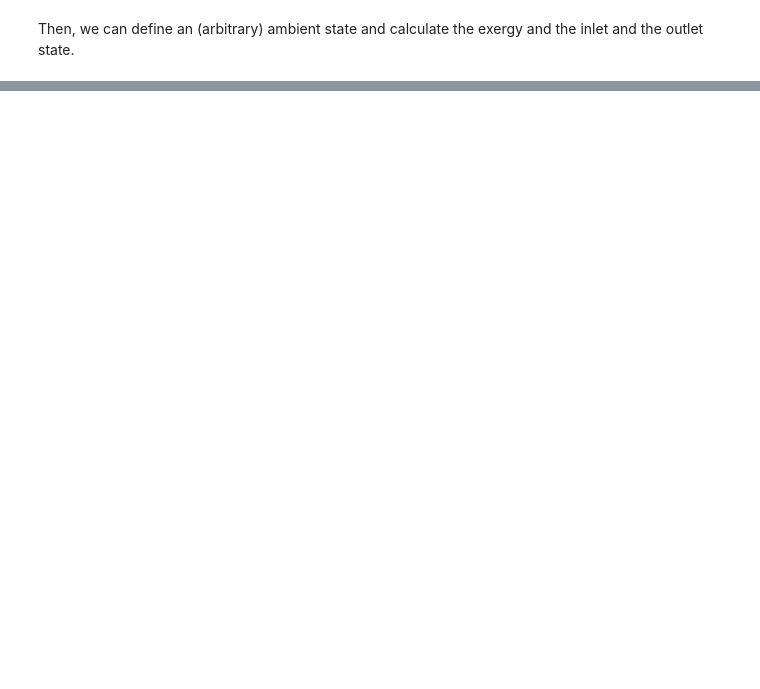
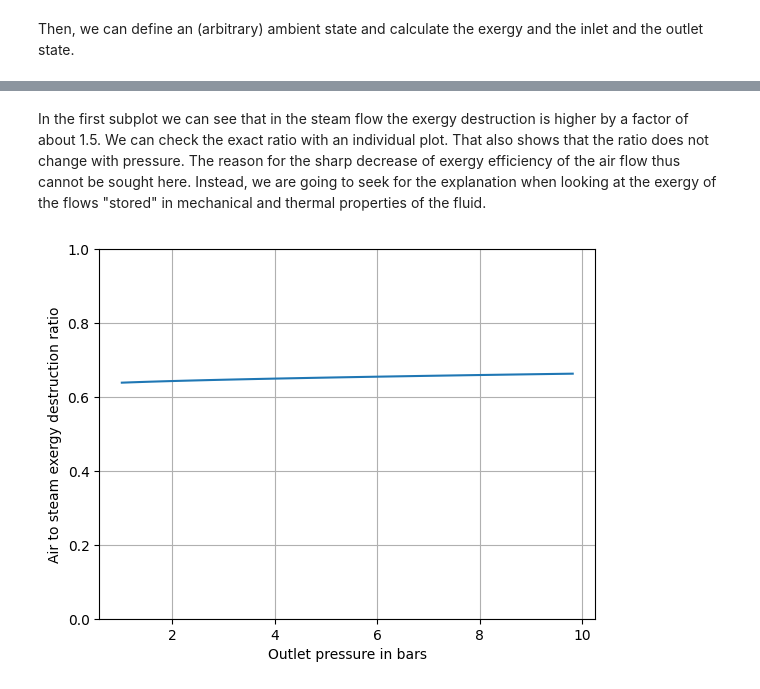
Before and after one commit to fwitte/TESPy_teaching_exergy, a Jupyter notebook: book/single-components/adiabatic-pipe-flow.ipynb, the cells around one changed output, grey strips where cells are left out. Drawn from its saved outputs; the diff is of its cells as text; code cells hidden in the pictures; blank space fills up the shorter version.

```diff
--- a/book/single-components/adiabatic-pipe-flow.ipynb
+++ b/book/single-components/adiabatic-pipe-flow.ipynb
@@ -179,0 +228,18 @@ plt.plot(pressure_ratio, mechanical_exergy_destrution_ratio)
+# %% [markdown]
+In the first subplot we can see that in the steam flow the exergy destruction is higher by a factor of about 1.5. We
+can check the exact ratio with an individual plot. That also shows that the ratio does not change with pressure. The
+reason for the sharp decrease of exergy efficiency of the air flow thus cannot be sought here. Instead, we are going to
+seek for the explanation when looking at the exergy of the flows "stored" in mechanical and thermal properties of the
+fluid.
+# %%
+fig, ax = plt.subplots(1)
+
+ax.plot(pressure_range / 1e5, (ex_in_air - ex_out_air) / (ex_in - ex_out))
+
+ax.set_ylim([0, 1])
+ax.set_ylabel("Air to steam exergy destruction ratio")
+ax.set_xlabel("Outlet pressure in bars")
+
+_ = ax.grid(), ax.set_axisbelow(True)
+# %% [output]
+[figure, added]
```
Also changed, not shown: parts of 30 cells of this notebook, 11 other files.
